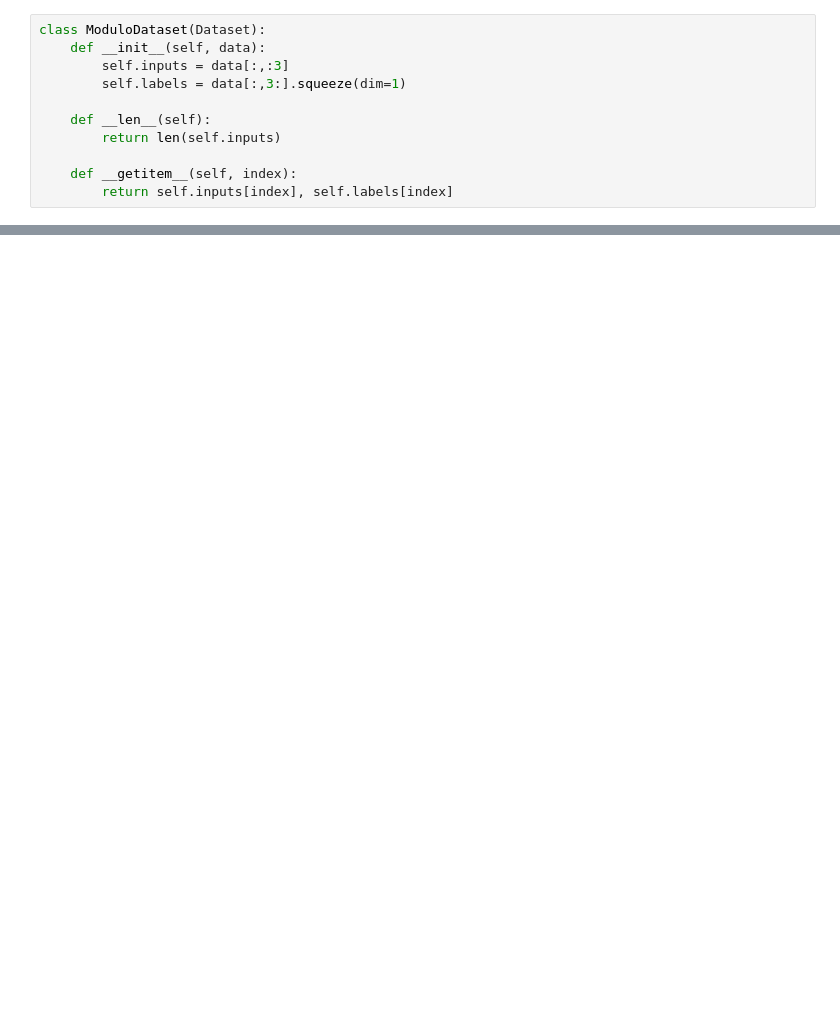
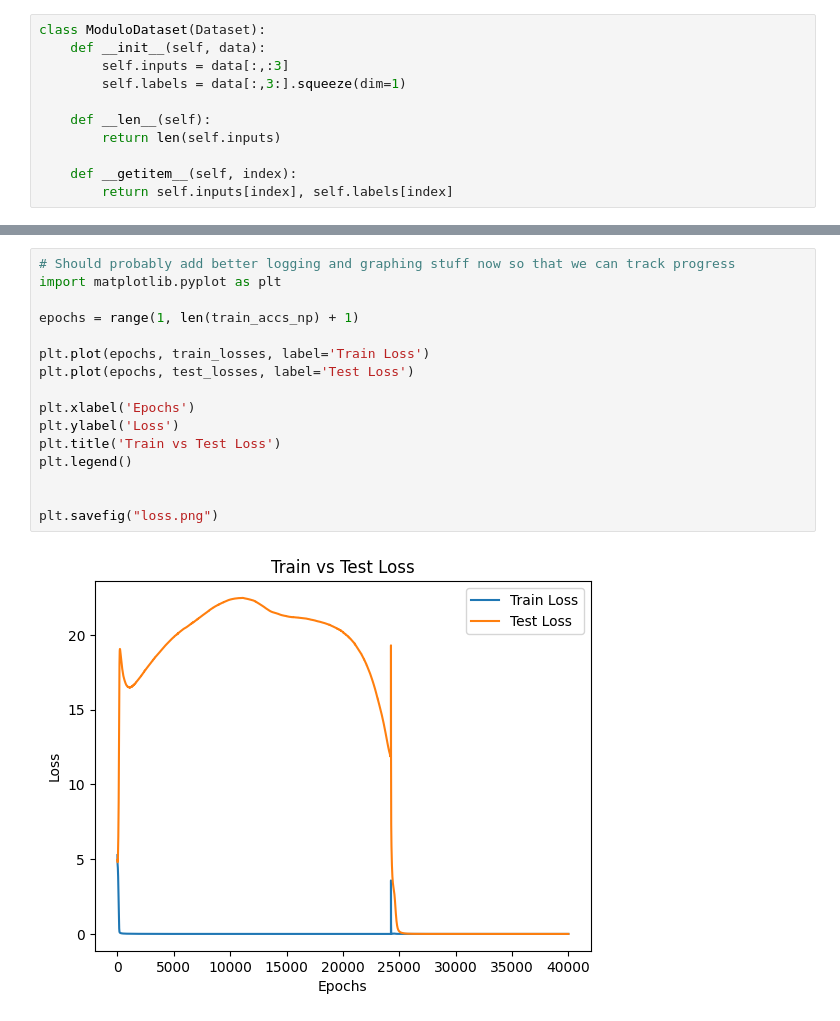
Before and after one commit to kevinjones557/Grokking, a Jupyter notebook: test.ipynb, the cells around one changed output, grey strips where cells are left out. Saved outputs shown, nothing was run; the diff lists cells and outputs as text; blank space fills up the shorter version.

```diff
--- a/test.ipynb
+++ b/test.ipynb
@@ -90,0 +187,18 @@ m_t = ModuloTransformer(modulo_number, 128, 4, 512)
+# %%
+# Should probably add better logging and graphing stuff now so that we can track progress
+import matplotlib.pyplot as plt
+
+epochs = range(1, len(train_accs_np) + 1)
+
+plt.plot(epochs, train_losses, label='Train Loss')
+plt.plot(epochs, test_losses, label='Test Loss')
+
+plt.xlabel('Epochs')
+plt.ylabel('Loss')
+plt.title('Train vs Test Loss')
+plt.legend()
+
+
+plt.savefig("loss.png")
+# %% [output]
+[figure, added]
```
Also changed, not shown: parts of 8 cells of this notebook, 3 other files.
